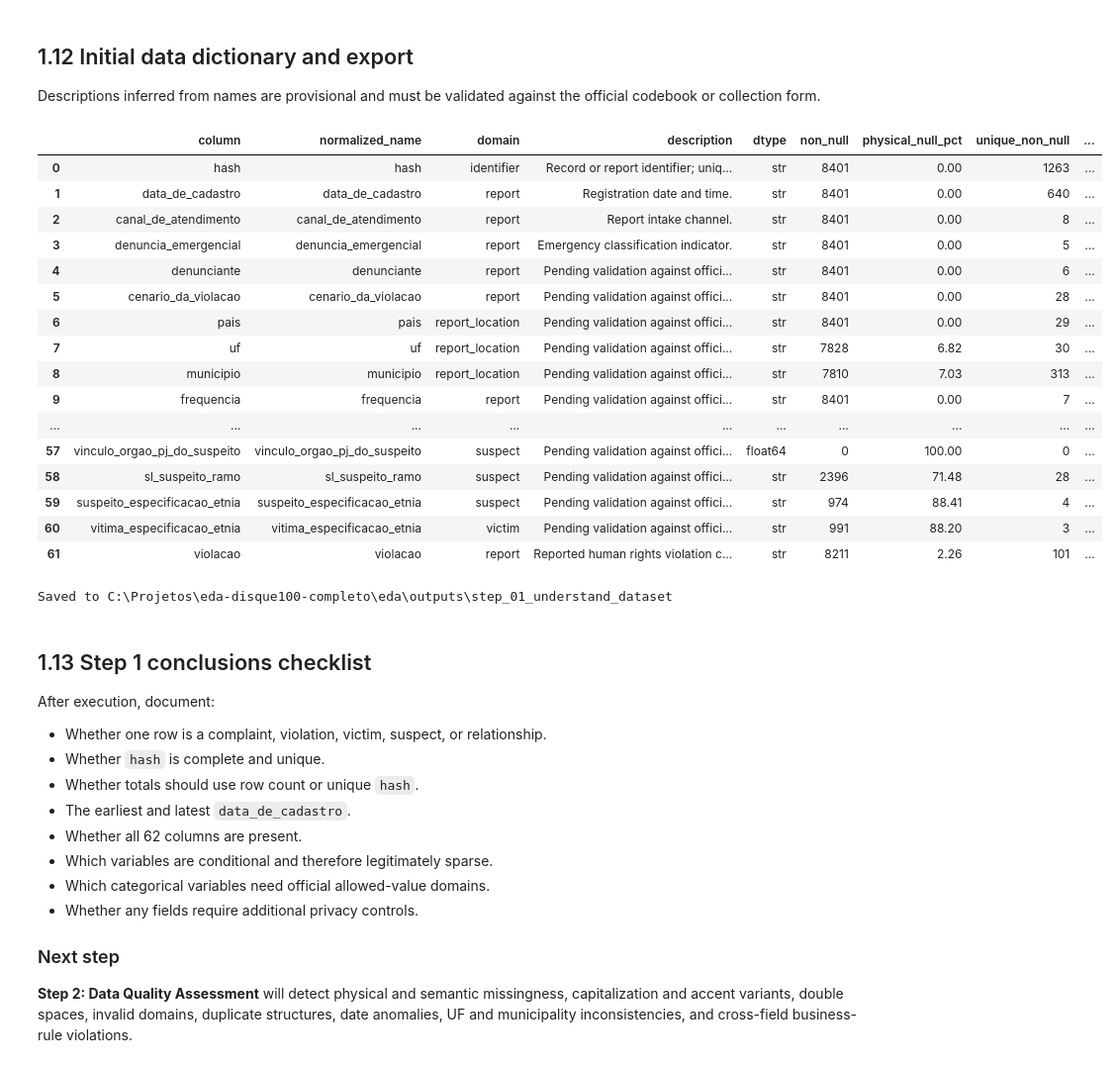
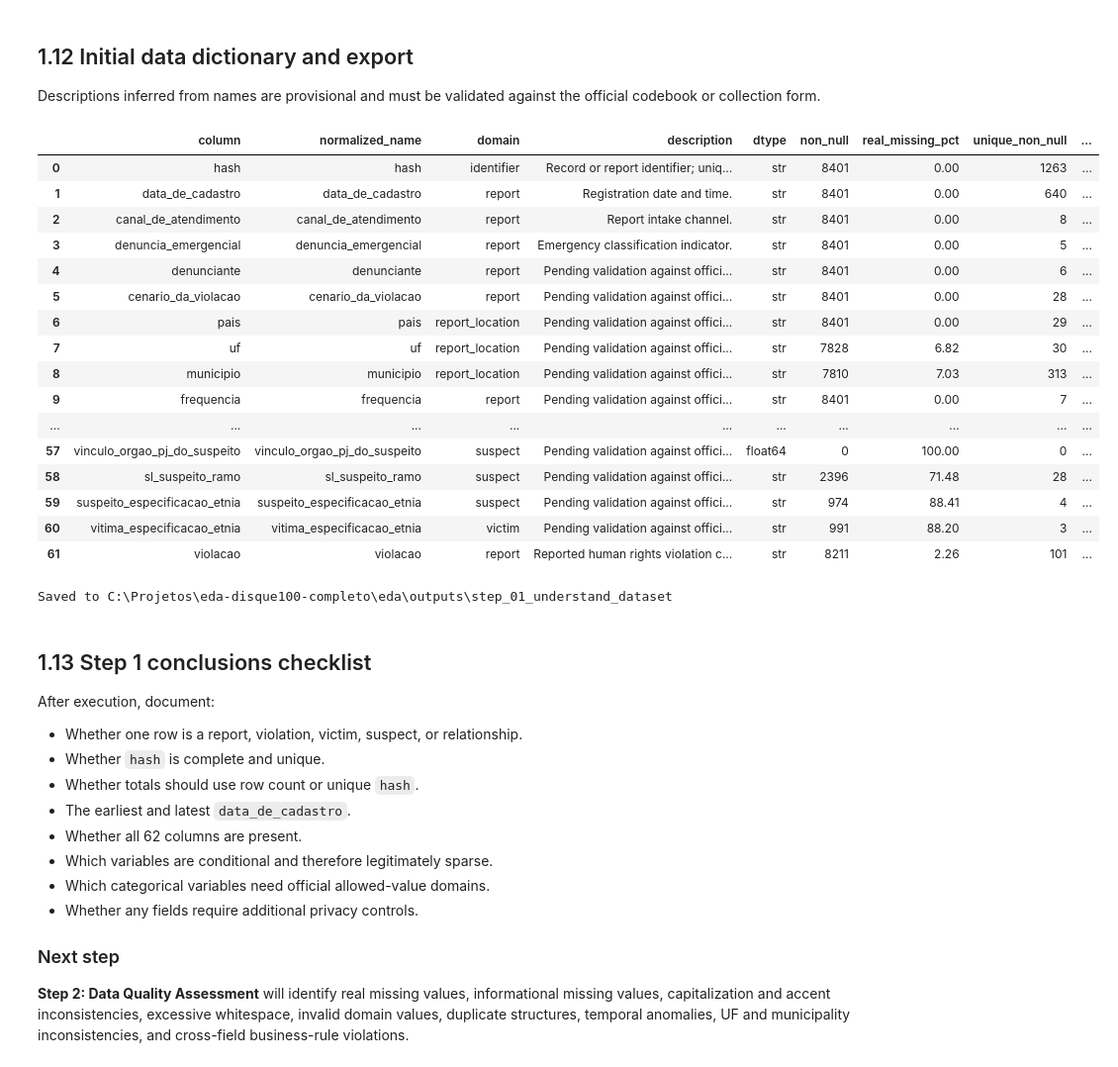
Before and after one commit to janaelsondias/eda-disque100, a Jupyter notebook: eda/01_understand_dataset_disque100.ipynb, the cells around one changed output. Shown at 99% size. Saved outputs shown, nothing was run; the diff lists cells and outputs as text; code cells hidden in the pictures.

```diff
--- a/eda/01_understand_dataset_disque100.ipynb
+++ b/eda/01_understand_dataset_disque100.ipynb
@@ -135,8 +135,8 @@ if df is not None:
         "column": df.columns,
         "dtype": [str(df[c].dtype) for c in df.columns],
         "non_null": [int(df[c].notna().sum()) for c in df.columns],
-        "physical_null": [int(df[c].isna().sum()) for c in df.columns],
-        "physical_null_pct": [round(df[c].isna().mean()*100, 2) for c in df.columns],
+        "real_missing": [int(df[c].isna().sum()) for c in df.columns],
+        "real_missing_pct": [round(df[c].isna().mean()*100, 2) for c in df.columns],
         "unique_non_null": [int(df[c].nunique(dropna=True)) for c in df.columns],
         "sample_values": [sample_values(df[c]) for c in df.columns]
     })
@@ -439,20 +435,20 @@ Descriptions inferred from names are provisional and must be validated against t
 # %%
 DESCRIPTION={"hash":"Record or report identifier; uniqueness must be verified.","data_de_cadastro":"Registration date and time.","canal_de_atendimento":"Report intake channel.","denuncia_emergencial":"Emergency classification indicator.","sl_quantidade_vitimas":"Number of victims associated with the record.","grupo_vulneravel":"Vulnerable group associated with the report.","relacao_vitima_suspeito":"Reported victim-suspect relationship.","violacao":"Reported human rights violation category."}
 if df is not None:
     lookup={v:k for k,vals in DOMAIN_MAP.items() for v in vals}
     data_dictionary=structural_profile.copy()
     data_dictionary["normalized_name"]=data_dictionary["column"].map(normalize_name)
     data_dictionary["domain"]=data_dictionary["normalized_name"].map(lookup).fillna("unclassified")
     data_dictionary["description"]=data_dictionary["normalized_name"].map(DESCRIPTION).fillna("Pending validation against official metadata.")
-    display(data_dictionary[["column","normalized_name","domain","description","dtype","non_null","physical_null_pct","unique_non_null","sample_values"]])
+    display(data_dictionary[["column","normalized_name","domain","description","dtype","non_null","real_missing_pct","unique_non_null","sample_values"]])
     out=Path("outputs/step_01_understand_dataset"); out.mkdir(parents=True,exist_ok=True)
     structural_profile.to_csv(out/"structural_profile.csv",index=False,encoding="utf-8-sig")
     analytical_roles.to_csv(out/"analytical_roles.csv",index=False,encoding="utf-8-sig")
     data_dictionary.to_csv(out/"initial_data_dictionary.csv",index=False,encoding="utf-8-sig")
     schema_comparison.to_csv(out/"schema_comparison.csv",index=False,encoding="utf-8-sig")
     print("Saved to",out.resolve())
 # %% [output]
-|  | column | normalized_name | domain | description | dtype | non_null | physical_null_pct | unique_non_null | ... |
+|  | column | normalized_name | domain | description | dtype | non_null | real_missing_pct | unique_non_null | ... |
 | 0 | hash | hash | identifier | Record or report identifier; uniq... | str | 8401 | 0.00 | 1263 | ... |
 | 1 | data_de_cadastro | data_de_cadastro | report | Registration date and time. | str | 8401 | 0.00 | 640 | ... |
 | 2 | canal_de_atendimento | canal_de_atendimento | report | Report intake channel. | str | 8401 | 0.00 | 8 | ... |
@@ -475,7 +471,7 @@ Saved to C:\Projetos\eda-disque100-completo\eda\outputs\step_01_understand_datas
 
 After execution, document:
 
-- Whether one row is a complaint, violation, victim, suspect, or relationship.
+- Whether one row is a report, violation, victim, suspect, or relationship.
 - Whether `hash` is complete and unique.
 - Whether totals should use row count or unique `hash`.
 - The earliest and latest `data_de_cadastro`.
@@ -486,4 +482,4 @@ After execution, document:
 
 ### Next step
 
-**Step 2: Data Quality Assessment** will detect physical and semantic missingness, capitalization and accent variants, double spaces, invalid domains, duplicate structures, date anomalies, UF and municipality inconsistencies, and cross-field business-rule violations.
+**Step 2: Data Quality Assessment** will identify real missing values, informational missing values, capitalization and accent inconsistencies, excessive whitespace, invalid domain values, duplicate structures, temporal anomalies, UF and municipality inconsistencies, and cross-field business-rule violations.
```
Also changed, not shown: parts of 12 cells of this notebook, 23 other files.
